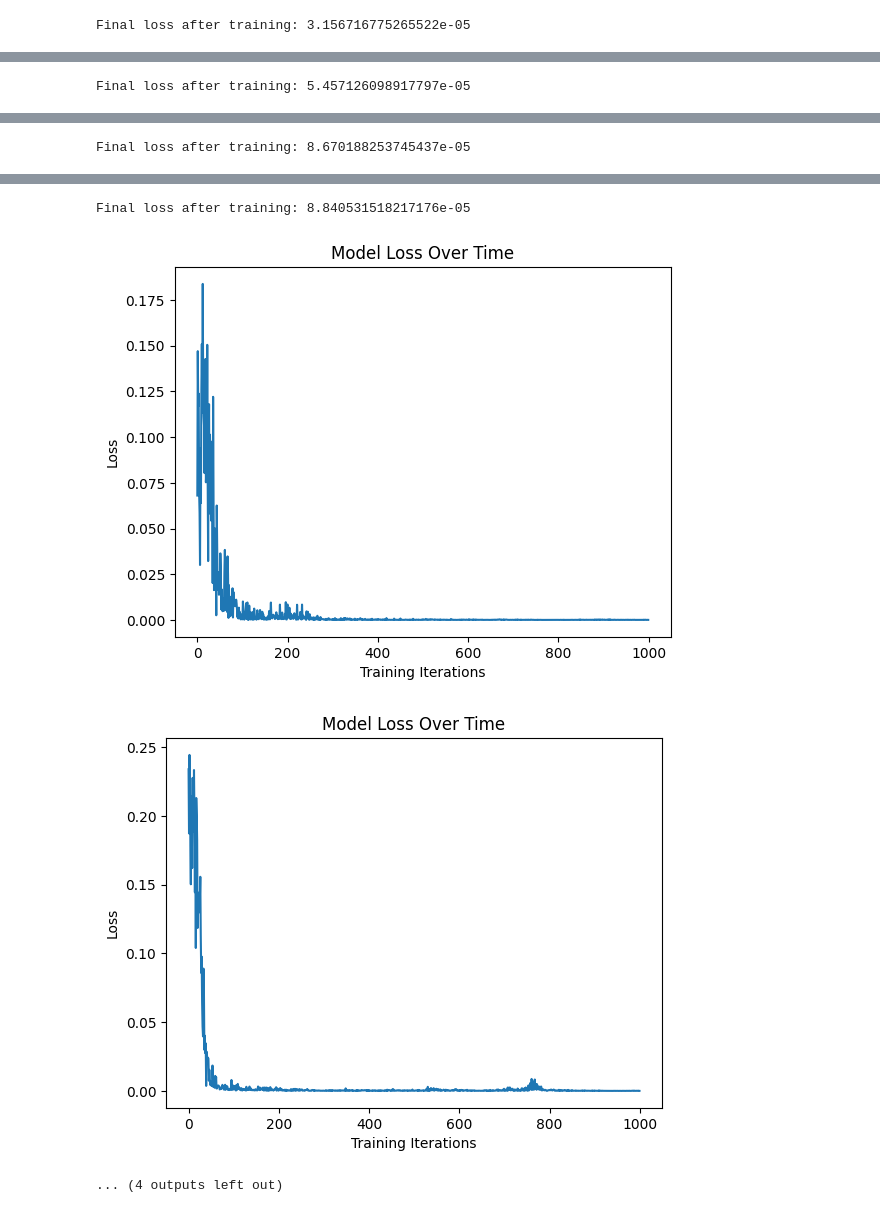
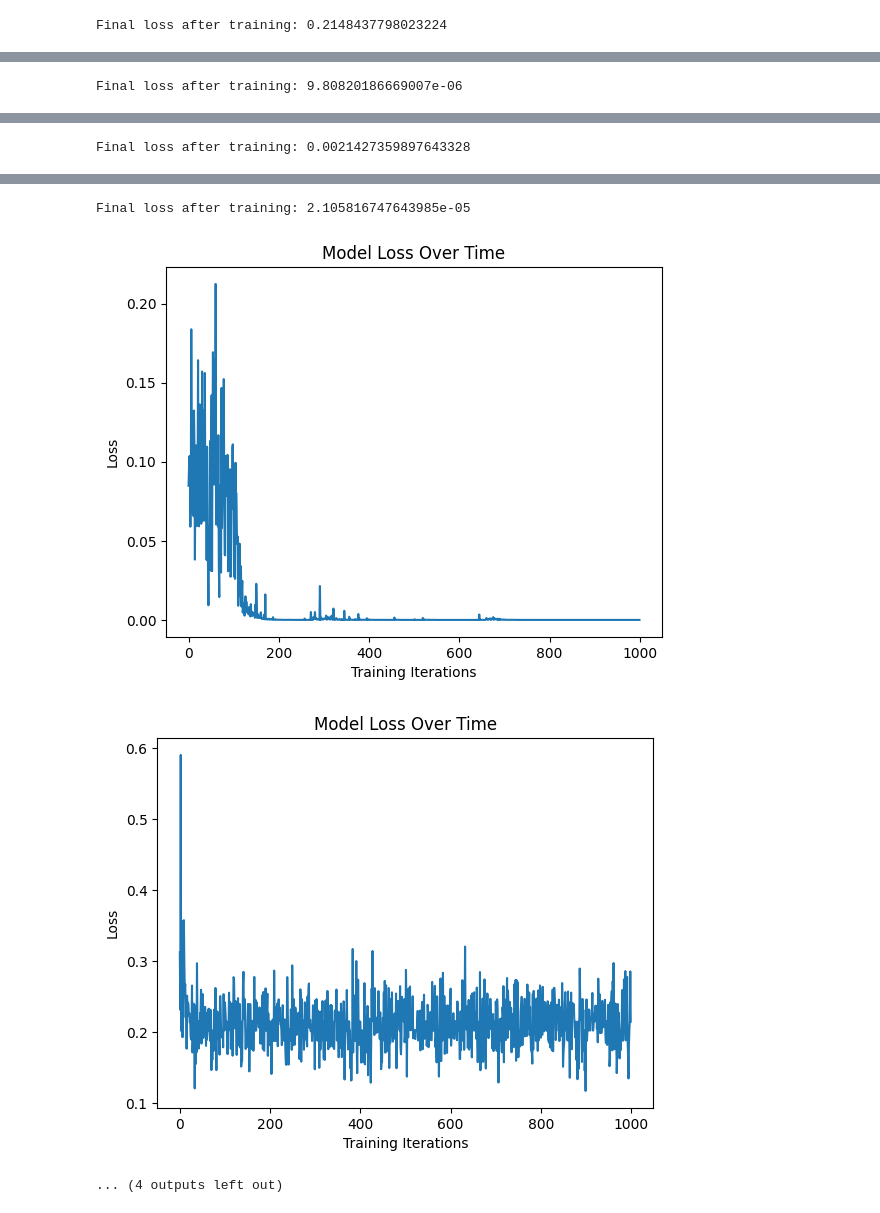
Before and after one commit to KirillUtyashev/orchard-action-market, a Jupyter notebook: notebooks/probability_cnn_decentralized.ipynb, the cells around one changed output, grey strips where cells are left out. Drawn from its saved outputs; the diff is of its cells as text; code cells hidden in the pictures.

```diff
--- a/notebooks/probability_cnn_decentralized.ipynb
+++ b/notebooks/probability_cnn_decentralized.ipynb
@@ -52,7 +52,7 @@ from models.reward_cnn import RewardCNNDecentralized
 # MLP experiments, 1 agent acting
 NUM_ACTING_AGENTS = 1
 
-key = '6x6_2_agents'
+key = '9x9_4_agents'
 hidden = 128
 probabilities = [0.1, 0.3, 0.5, 0.7, 0.9]
 accuracies = []
@@ -61,7 +61,7 @@ accuracies_when_reward_bigger_0 = []
 accuracies_when_reward_0 = []
 
 for p_pick_apple in probabilities:
-    print(f"--- Hidden features: {hidden} ---")
+    print(f"--- probability: {p_pick_apple} ---")
     data = all_data[key]
 
     NUM_DATA_POINTS = 100000
@@ -173,7 +173,7 @@ for p_pick_apple in probabilities:
     num_negative_predictions = 0
     num_zero_predictions = 0
     num_positive_predictions = 0
-    tol = 10e-2
+    tol = 0.5
     for i in tqdm(range(num_test_episodes), leave=False):
         picker_id = pick_agent_uniformly(NUM_ACTING_AGENTS)
 
@@ -279,4 +291,4 @@ Final loss after training: 2.3603395675309002e-05
 <class 'models.reward_cnn.RewardCNNDecentralized'>
-Final loss after training: 3.156716775265522e-05
+Final loss after training: 0.2148437798023224
 --- Hidden features: 128 ---
 100000
@@ -294,4 +312,4 @@ Final loss after training: 3.156716775265522e-05
 <class 'models.reward_cnn.RewardCNNDecentralized'>
-Final loss after training: 5.457126098917797e-05
+Final loss after training: 9.80820186669007e-06
 --- Hidden features: 128 ---
 100000
@@ -309,4 +333,4 @@ Final loss after training: 5.457126098917797e-05
 <class 'models.reward_cnn.RewardCNNDecentralized'>
-Final loss after training: 8.670188253745437e-05
+Final loss after training: 0.0021427359897643328
 --- Hidden features: 128 ---
 100000
@@ -324,7 +354,7 @@ Final loss after training: 8.670188253745437e-05
 <class 'models.reward_cnn.RewardCNNDecentralized'>
-Final loss after training: 8.840531518217176e-05
+Final loss after training: 2.105816747643985e-05
-[figure, old version]
+[figure, new version]
-[figure, old version]
+[figure, new version]
 ... (4 outputs left out)
 # %%
 import json
```
Also changed, not shown: parts of 2 cells of this notebook, 7 other files.
